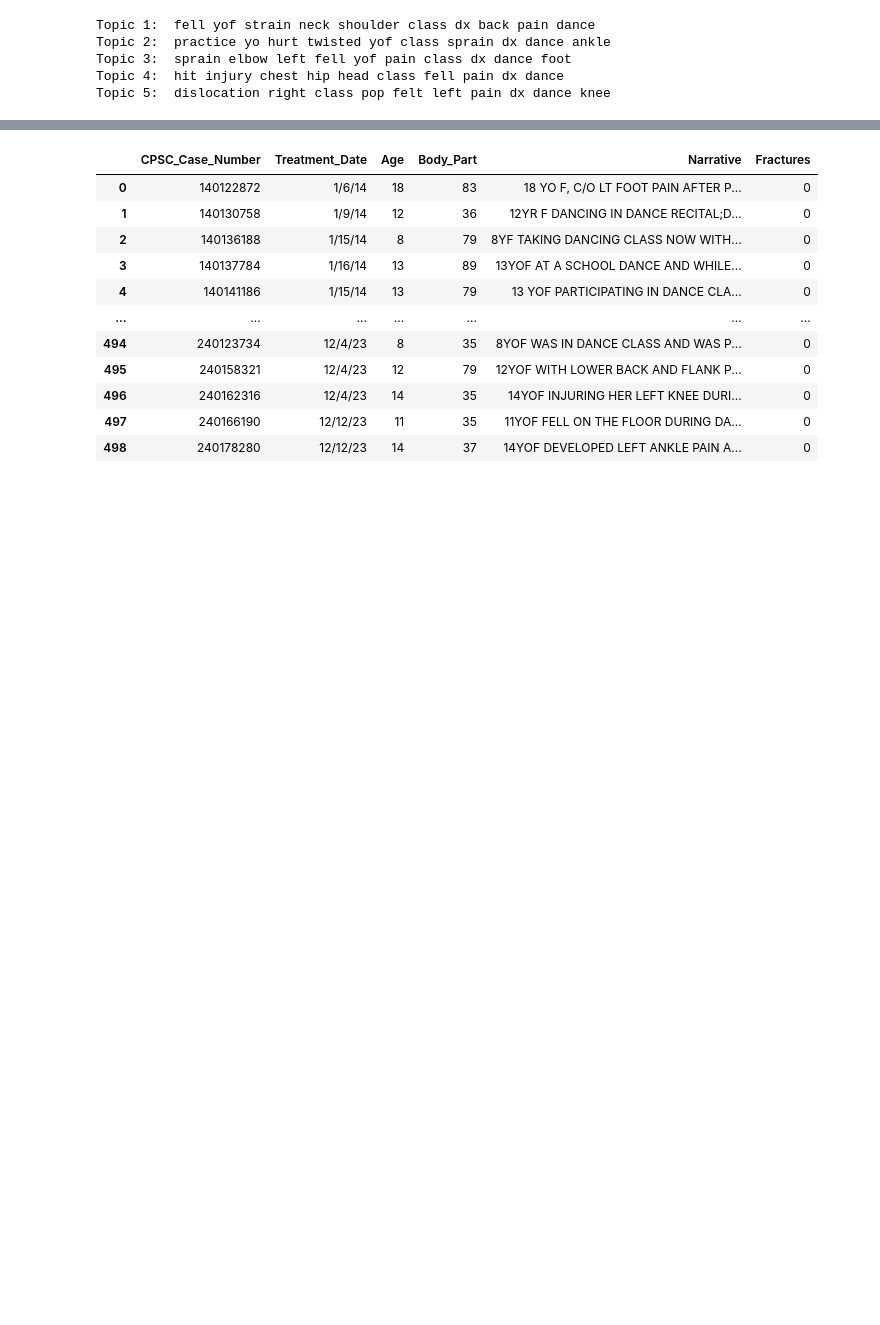
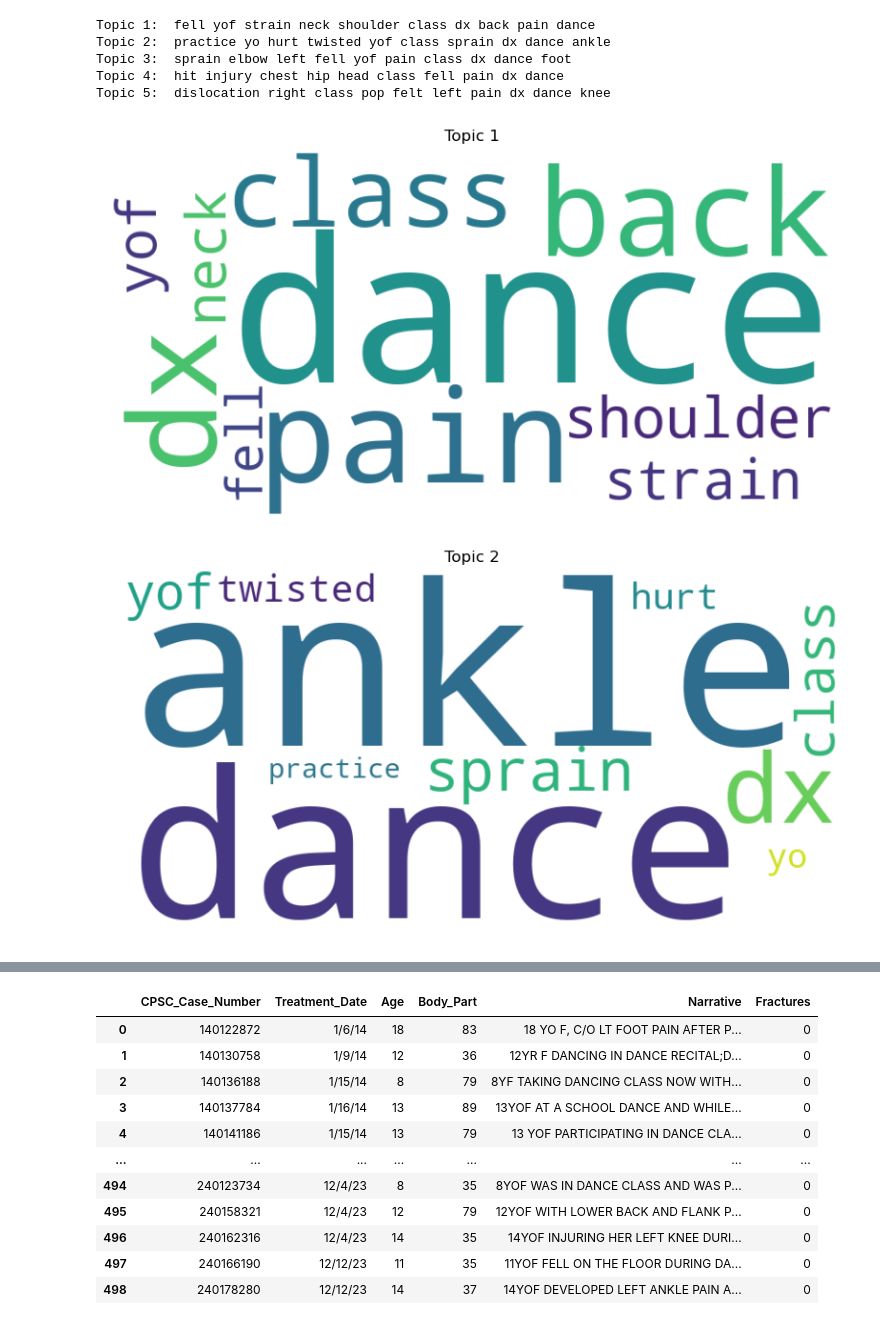
Before and after one commit to ccgurek/Data-400-Final-Project, a Jupyter notebook: Final Project Work.ipynb, the cells around one changed output, grey strips where cells are left out. Saved outputs shown, nothing was run; the diff lists cells and outputs as text; code cells hidden in the pictures; blank space fills up the shorter version.

```diff
--- a/Final Project Work.ipynb
+++ b/Final Project Work.ipynb
@@ -195,3 +206,26 @@ Topic 2:  practice yo hurt twisted yof class sprain dx dance ankle
 Topic 3:  sprain elbow left fell yof pain class dx dance foot
 Topic 4:  hit injury chest hip head class fell pain dx dance
 Topic 5:  dislocation right class pop felt left pain dx dance knee
+# %%
+from wordcloud import WordCloud
+import matplotlib.pyplot as plt
+
+def plot_word_clouds(model, feature_names, no_top_words):
+    for topic_idx, topic in enumerate(model.components_): # Get the top words for each topic
+        top_words = [feature_names[i]
+            for i in topic.argsort()[-no_top_words:]]
+        word_freq = {feature_names[i]: topic[i] for i in topic.argsort()[-no_top_words:]}
+
+   # Create and display word cloud
+        wordcloud = WordCloud(width=800, height=400, background_color='white').generate_from_frequencies(word_freq)
+        plt.figure(figsize=(10, 5))
+        plt.title(f"Topic {topic_idx + 1}")
+        plt.imshow(wordcloud, interpolation='bilinear')
+        plt.axis("off")
+        plt.show()
+
+
+plot_word_clouds(lda_model, feature_names, no_top_words)
+# %% [output]
+[figure, added]
+[figure, added]
```
Also changed, not shown: parts of 6 cells of this notebook.
